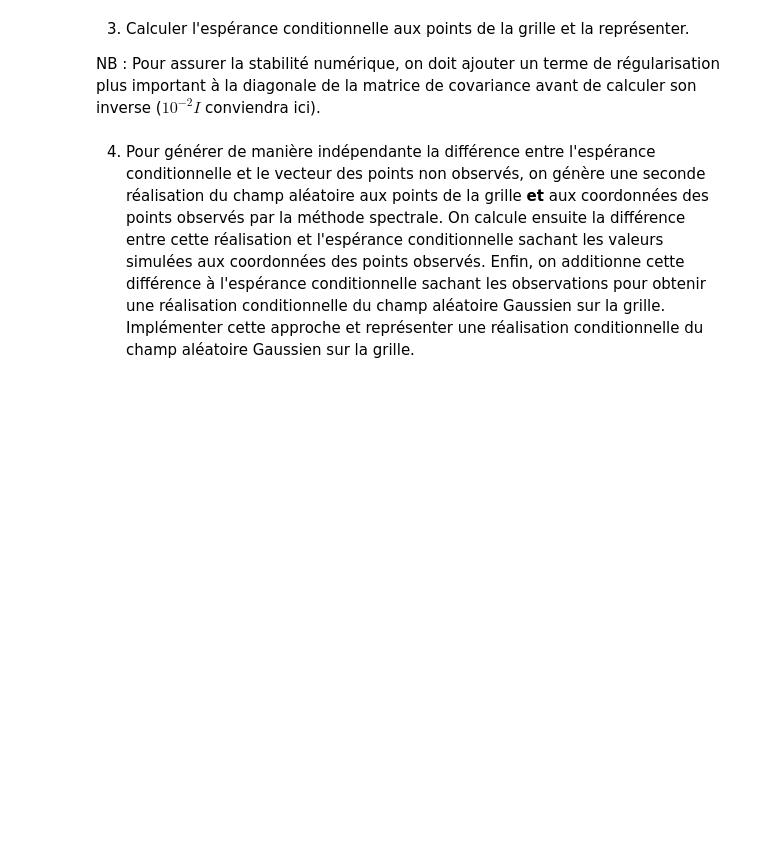
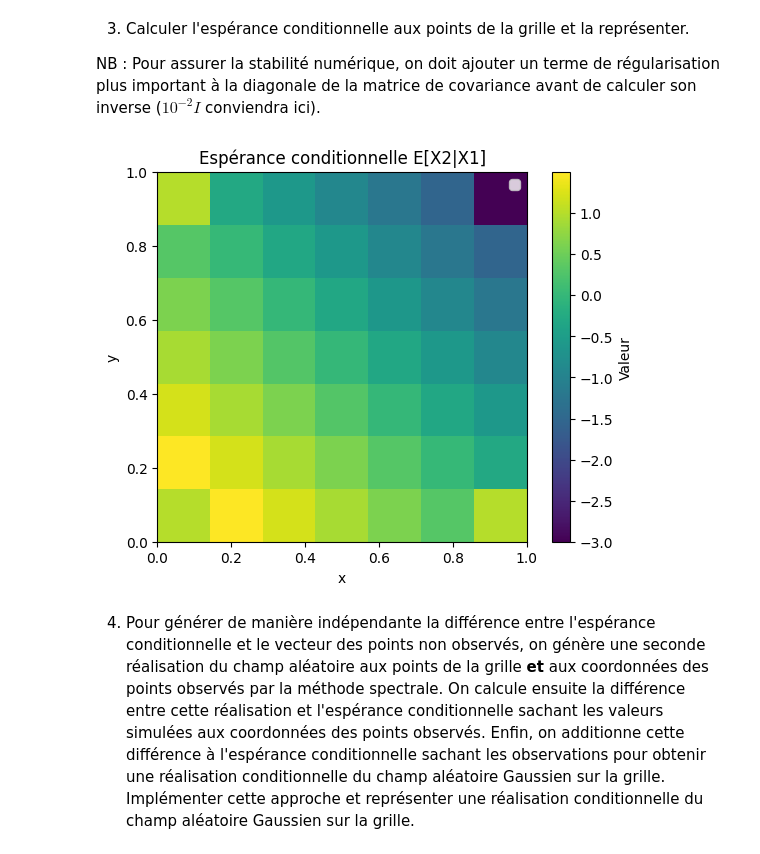
Before and after one commit to VictoriaSonnier/tp-proba-orianeandme, a Jupyter notebook: Projet Probabilités.ipynb, the cells around one changed output. Cells and saved outputs as stored; diff of their text form; code cells hidden in the pictures; blank space fills up the shorter version.

```diff
--- a/Projet Probabilités.ipynb
+++ b/Projet Probabilités.ipynb
@@ -369,7 +398,7 @@ points = np.array([[xi, yj] for xi in x for yj in y])
 valeurs_Z = []
 
 for i in range(M):
-    Z = méthode_spectrale(points, a, N)
+    Z = methode_spectrale(points, a, N)
     valeurs_Z.extend(Z)
 
 valeurs_Z = np.array(valeurs_Z)
@@ -472,7 +571,78 @@ On va donc chercher à simuler directement cette différence pour obtenir des r
 
 NB : Pour assurer la stabilité numérique, on doit ajouter un terme de régularisation plus important à la diagonale de la matrice de covariance avant de calculer son inverse ($10^{-2} I$ conviendra ici).
 # %%
+'''
+M_dist = []
+for i in range(nb_points):
+    ligne = []
+    for j in range(nb_points):
+        d = dist_euclid(points[i], points[j])
+        ligne.append(d)
+    M_dist.append(ligne)
+M_dist = np.array(M_dist)
+
 sigma2 = 1.0
 a = 0.05
+K = covariance_gaussienne(M_dist, sigma2, a)
+
+epsilon = 10**(-2)
+I = np.eye(len(K))
+K_reg = K + epsilon * I
+'''
+
+
+#on reprend les programmes précédents
+n = 7
+x = np.linspace(0, 1, n)
+y = np.linspace(0, 1, n)
+points = np.array([[xi, yj] for xi in x for yj in y])
+nb_points = n**2
+
+M_dist = []
+for i in range(nb_points):
+    ligne = []
+    for j in range(nb_points):
+        d = dist_euclid(points[i], points[j])
+        ligne.append(d)
+    M_dist.append(ligne)
+M_dist = np.array(M_dist)
+
+K2 = 10
+a = 10
+K = covariance_gaussienne(M_dist, K2, a)
+
+epsilon = 10**(-2)
+I = np.eye(len(K))
+K_reg = K + epsilon * I
+
+# Partitionnement : observés (X1) et non observés (X2)
+indices_observes = [0, 6, 42, 48]  #on fixe les coins arbitrairement
+indices_non_observes = np.setdiff1d(np.arange(nb_points), indices_observes)
+
+K11 = K_reg[np.ix_(indices_observes, indices_observes)]
+K12 = K_reg[np.ix_(indices_observes, indices_non_observes)]
+K21 = K_reg[np.ix_(indices_non_observes, indices_observes)]
+K22 = K_reg[np.ix_(indices_non_observes, indices_non_observes)]
+
+#X1 arbitraire d'espérnace nulle
+X1 = [1 for i in range(len(indices_observes)-1)]
+X1.append(-len(indices_observes)+1)
+
+mu_cond = K21 @ np.linalg.inv(K11) @ X1
+
+# Affichage
+esp_cond = np.zeros(nb_points)
+esp_cond[indices_non_observes] = mu_cond
+esp_cond[indices_observes] = X1
+esp_cond = esp_cond.reshape((n, n))
+plt.imshow(esp_cond, extent=[0, 1, 0, 1], origin='lower')
+plt.colorbar(label='Valeur')
+plt.title("Espérance conditionnelle E[X2|X1]")
+plt.xlabel('x')
+plt.ylabel('y')
+plt.legend()
+plt.show()
+# %% [output]
+[figure, added]
 # %% [markdown]
 4. Pour générer de manière indépendante la différence entre l'espérance conditionnelle et le vecteur des points non observés, on génère une seconde réalisation du champ aléatoire aux points de la grille **et** aux coordonnées des points observés par la méthode spectrale. On calcule ensuite la différence entre cette réalisation et l'espérance conditionnelle sachant les valeurs simulées aux coordonnées des points observés. Enfin, on additionne cette différence à l'espérance conditionnelle sachant les observations pour obtenir une réalisation conditionnelle du champ aléatoire Gaussien sur la grille. Implémenter cette approche et représenter une réalisation conditionnelle du champ aléatoire Gaussien sur la grille.
```
Also changed, not shown: parts of 22 cells of this notebook.
